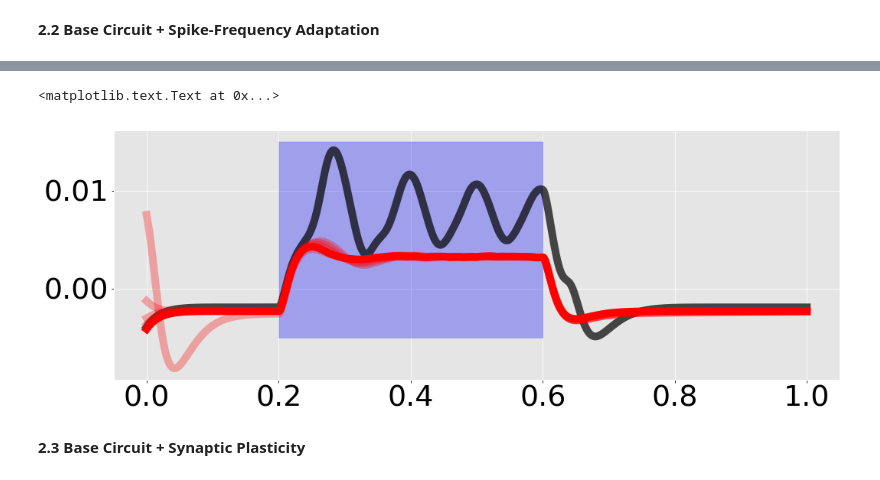
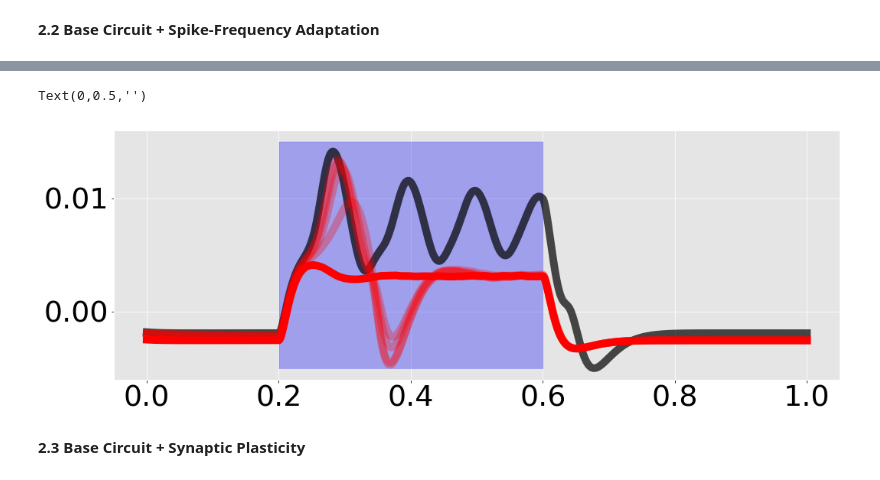
Before and after one commit to pyrates-neuroscience/PyRates, a Jupyter notebook: documentation/PyRates_Manuscript_2018.ipynb, the cells around one changed output, grey strips where cells are left out. Saved outputs shown, nothing was run; the diff lists cells and outputs as text; code cells hidden in the pictures.

```diff
--- a/documentation/PyRates_Manuscript_2018.ipynb
+++ b/documentation/PyRates_Manuscript_2018.ipynb
@@ -143,7 +176,7 @@ plt.legend('')
 # %% [markdown]
 **2. Base Circuit Simulation Set-Up**
 # %%
-from core.circuit import JansenRitCircuit
+from pyrates.circuit import JansenRitCircuit
 
 # set parameters
 ################
@@ -152,6 +185,7 @@ from core.circuit import JansenRitCircuit
 N = 3                                               # PCs, EINs, IIns
 n_synapses = 2                                      # excitatory and inhibitory
 step_size = 1e-4
+resting_potential = 0.
 init_states=np.zeros(N) + resting_potential
 
 # simulation parameters
@@ -176,13 +221,14 @@ jrc.run(synaptic_input, simulation_time)
 # %% [markdown]
 **2.1 Base Circuit + Synaptic Rise Time**
 # %%
-from core.circuit import JansenRitLeakyCapacitorCircuit
+from pyrates.circuit import JansenRitLeakyCapacitorCircuit
 
 # set parameters
 ################
 
 # general
 resting_potential = -0.075
+max_synaptic_delay = 0.5
 
 # synapse parameters
 synapse_params_e = {'tau_rise': 1e-20, 'tau_decay': 6e-3, 'efficacy': 1.273 * 3e-13}
@@ -211,7 +257,7 @@ for r_e, r_i in zip(excitatory_rise, inhibitory_rise):
                                               init_states=init_states)
 
     # perform simulation
-    jrc_rise.run(synaptic_input, simulation_time)
+    jrc_rise.run(synaptic_input, simulation_time, verbose=False)
 
     # collect results
-    jrc_rise_col.append(jrc_rise.get_population_states(0, [0], time_window=[cutoff_time, simulation_time]))
+    jrc_rise_col.append(jrc_rise.get_population_states(population_keys=['LC_PCs'], time_window=[cutoff_time, simulation_time]))
@@ -236,27 +301,29 @@ axes.set_ylabel('')
 # %% [markdown]
 **2.2 Base Circuit + Spike-Frequency Adaptation**
 # %%
-from core.circuit import CircuitFromScratch
-from core.utility import moran_spike_frequency_adaptation
+from pyrates.circuit import CircuitFromScratch
+from pyrates.utility import moran_spike_frequency_adaptation
 
 # set parameters
 ################
 
 # synapses
-synapses = ['JansenRitExcitatorySynapse', 'JansenRitInhibitorySynapse']
+synapses = [['JansenRitExcitatorySynapse', 'JansenRitInhibitorySynapse'],
+            ['JansenRitExcitatorySynapse'],
+            ['JansenRitExcitatorySynapse']]
 synapse_class = 'ExponentialSynapse'
 
 # axons
 axons = ['JansenRitAxon', None, 'JansenRitAxon']
-axon_params = [dict(), {'max_firing_rate': 5., 'membrane_potential_threshold': -0.069, 'sigmoid_steepness': 560.}, dict()]
+axon_params = [dict(), {'max_firing_rate': 5., 'membrane_potential_threshold': 0.006, 'sigmoid_steepness': 560.}, dict()]
 axon_class = ['SigmoidAxon', 'PlasticSigmoidAxon', 'SigmoidAxon']
 
 # spike frequency adaptation
 spike_frequency_adaptation = [None, moran_spike_frequency_adaptation, None]
-taus = np.linspace(5.12, 0.0512, 5)
+taus = np.linspace(100.0, 0.1, 5)
 
 # connectivity
-conn = jrc.C.copy()
+conns, delays, source_pops, target_pops, target_syns = jrc.connectivity_lists
 
 # perform simulation for each spike frequency adaptation time-scale
 ###################################################################
@@ -268,15 +335,17 @@ for tau in taus:
     sfa_args = [dict(), {'tau': tau}, dict()]
 
     # instantiate circuit
-    jrc_sfa = CircuitFromScratch(step_size=step_size, connectivity=conn,
-                                 synapses=synapses, synapse_class=synapse_class,
+    jrc_sfa = CircuitFromScratch(step_size=step_size, connectivity=conns,
+                                 delays=delays, source_pops=source_pops, target_pops=target_pops,
+                                 target_syns=target_syns, synapses=synapses, synapse_class=synapse_class,
                                  axon_class=axon_class, axon_params=axon_params, axons=axons,
                                  spike_frequency_adaptation=spike_frequency_adaptation,
                                  spike_frequency_adaptation_args=sfa_args,
-                                 init_states=init_states)
+                                 init_states=init_states, population_labels=['JR_PCs', 'JR_EINs', 'JR_IINs'])
 
     # perform simulation
-    jrc_sfa.run(synaptic_input, simulation_time)
+    jrc_sfa.run(synaptic_input, simulation_time, verbose=False)
 
     # collect states
-    jrc_sfa_col.append(jrc_sfa.get_population_states(0, [0], time_window=[cutoff_time, simulation_time]))
+    jrc_sfa_col.append(jrc_sfa.get_population_states(population_keys=['JR_PCs'],
+                                                     time_window=[cutoff_time, simulation_time]))
@@ -283,21 +370,22 @@ for tau in taus:
 # %%
 fig, axes = plt.subplots(figsize=(17,6))
 
-axes.plot(jrc.get_population_states(0, [0], time_window=[cutoff_time, simulation_time]), color="black", alpha=0.7, label="Base Circuit")
+axes.plot(jrc.get_population_states(population_keys=['JR_PCs'], time_window=[cutoff_time, simulation_time]),
+          color="black", alpha=0.7, label="Base Circuit")
 alphas = [0.3, 0.3, 0.3, 0.3, 1.0]
 labels = ['', '', '', '', 'Extended Circuit']
 for psps, alpha, label in zip(jrc_sfa_col, alphas, labels):
     axes.plot(psps, 'r', alpha=alpha, label=label)
 
 steps = np.arange(0, simulation_steps+1)
 axes.fill_between(steps, -0.005, 0.015, where=(steps > (input_start - cutoff_steps)) * (steps < (input_end - cutoff_steps)), color="blue", alpha=0.3, label='Input period')
 axes.set_xticklabels(['0.0', '0.0', '0.2', '0.4', '0.6', '0.8', '1.0'])
 #axes.set_yticklabels(['-5', '-5', '5', '15'])
 axes.set_xlabel('')
 axes.set_ylabel('')
 # %% [output]
-<matplotlib.text.Text at 0x...>
+Text(0,0.5,'')
-[figure, old version]
+[figure, new version]
 # %% [markdown]
 **2.3 Base Circuit + Synaptic Plasticity**
 # %%
```
Also changed, not shown: parts of 15 cells of this notebook, 7 other files.
